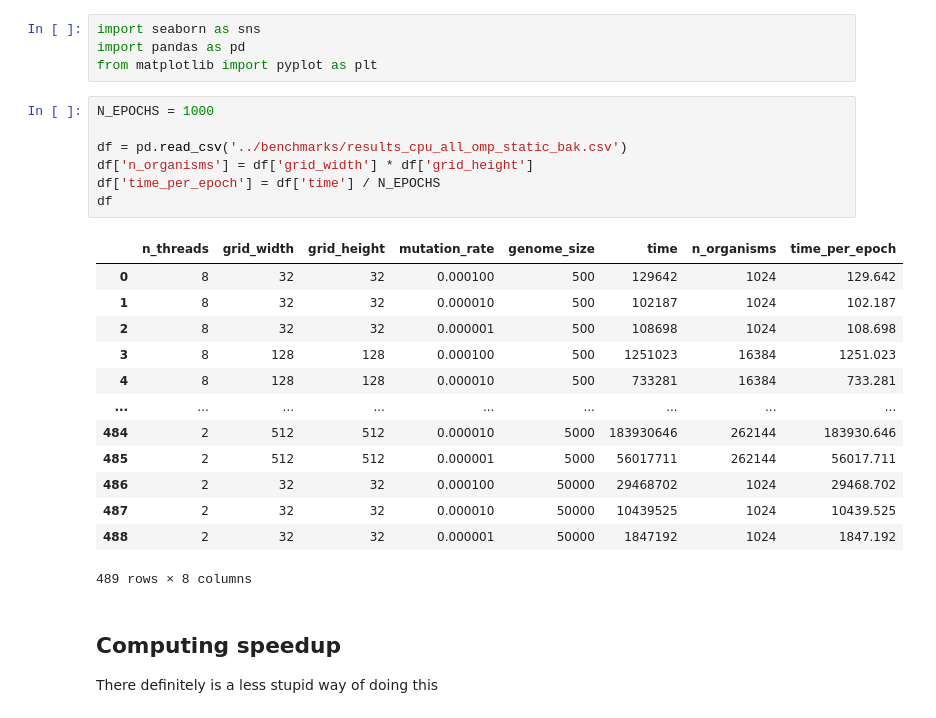
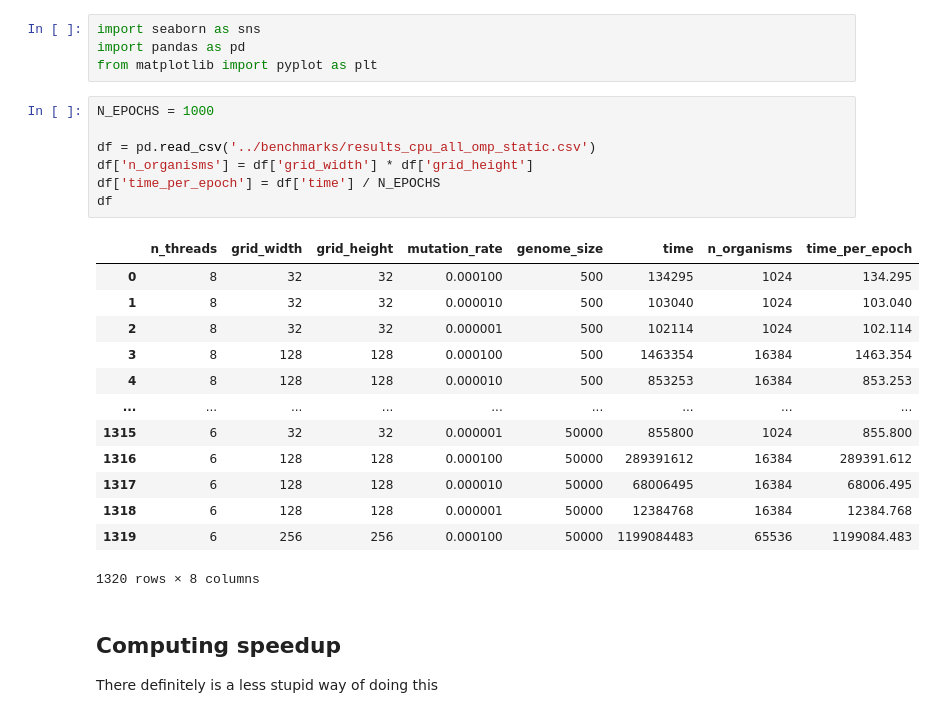
Before and after one commit to teobouvard/aevol-hpc, a Jupyter notebook: report/analysis.ipynb, the cells around one changed output. Drawn from its saved outputs; the diff is of its cells as text.

```diff
--- a/report/analysis.ipynb
+++ b/report/analysis.ipynb
@@ -5,24 +5,24 @@ from matplotlib import pyplot as plt
 # %%
 N_EPOCHS = 1000
 
-df = pd.read_csv('../benchmarks/results_cpu_all_omp_static_bak.csv')
+df = pd.read_csv('../benchmarks/results_cpu_all_omp_static.csv')
 df['n_organisms'] = df['grid_width'] * df['grid_height']
 df['time_per_epoch'] = df['time'] / N_EPOCHS
 df
 # %% [output]
 |  | n_threads | grid_width | grid_height | mutation_rate | genome_size | time | n_organisms | time_per_epoch |
-| 0 | 8 | 32 | 32 | 0.000100 | 500 | 129642 | 1024 | 129.642 |
-| 1 | 8 | 32 | 32 | 0.000010 | 500 | 102187 | 1024 | 102.187 |
-| 2 | 8 | 32 | 32 | 0.000001 | 500 | 108698 | 1024 | 108.698 |
-| 3 | 8 | 128 | 128 | 0.000100 | 500 | 1251023 | 16384 | 1251.023 |
-| 4 | 8 | 128 | 128 | 0.000010 | 500 | 733281 | 16384 | 733.281 |
+| 0 | 8 | 32 | 32 | 0.000100 | 500 | 134295 | 1024 | 134.295 |
+| 1 | 8 | 32 | 32 | 0.000010 | 500 | 103040 | 1024 | 103.040 |
+| 2 | 8 | 32 | 32 | 0.000001 | 500 | 102114 | 1024 | 102.114 |
+| 3 | 8 | 128 | 128 | 0.000100 | 500 | 1463354 | 16384 | 1463.354 |
+| 4 | 8 | 128 | 128 | 0.000010 | 500 | 853253 | 16384 | 853.253 |
 | ... | ... | ... | ... | ... | ... | ... | ... | ... |
-| 484 | 2 | 512 | 512 | 0.000010 | 5000 | 183930646 | 262144 | 183930.646 |
-| 485 | 2 | 512 | 512 | 0.000001 | 5000 | 56017711 | 262144 | 56017.711 |
-| 486 | 2 | 32 | 32 | 0.000100 | 50000 | 29468702 | 1024 | 29468.702 |
-| 487 | 2 | 32 | 32 | 0.000010 | 50000 | 10439525 | 1024 | 10439.525 |
-| 488 | 2 | 32 | 32 | 0.000001 | 50000 | 1847192 | 1024 | 1847.192 |
+| 1315 | 6 | 32 | 32 | 0.000001 | 50000 | 855800 | 1024 | 855.800 |
+| 1316 | 6 | 128 | 128 | 0.000100 | 50000 | 289391612 | 16384 | 289391.612 |
+| 1317 | 6 | 128 | 128 | 0.000010 | 50000 | 68006495 | 16384 | 68006.495 |
+| 1318 | 6 | 128 | 128 | 0.000001 | 50000 | 12384768 | 16384 | 12384.768 |
+| 1319 | 6 | 256 | 256 | 0.000100 | 50000 | 1199084483 | 65536 | 1199084.483 |
-489 rows × 8 columns
+1320 rows × 8 columns
 # %% [markdown]
 ## Computing speedup
 
```
Also changed, not shown: parts of 2 cells of this notebook, 6 other files.
